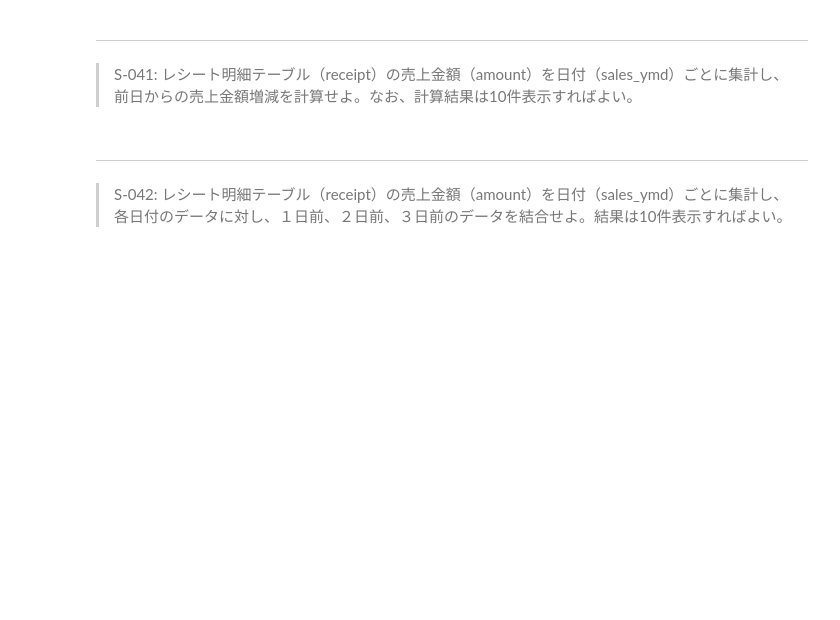
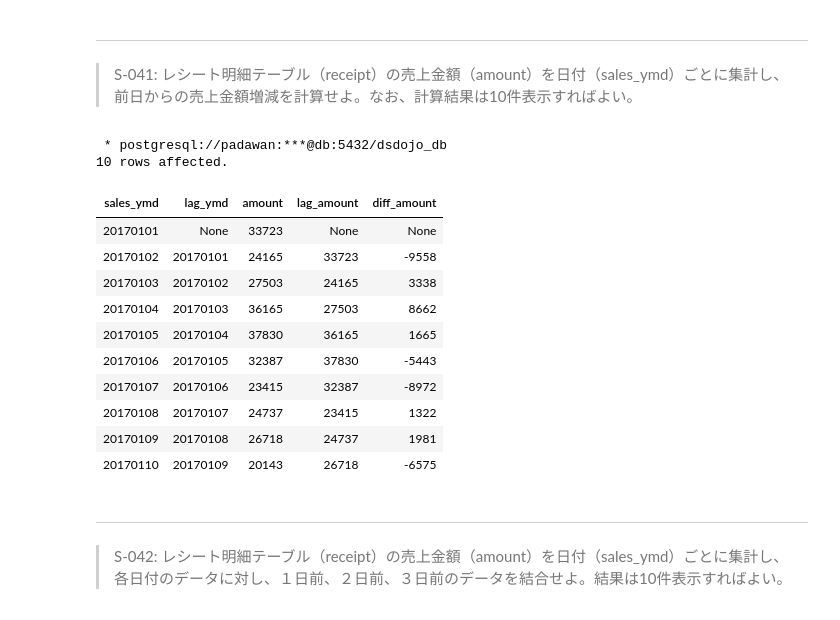
Before and after one commit to Toma0916/100knocks-preprocess, a Jupyter notebook: docker/work/preprocess_knock_SQL.ipynb, the cells around one changed output. Cells and saved outputs as stored; diff of their text form; code cells hidden in the pictures; blank space fills up the shorter version.

```diff
--- a/docker/work/preprocess_knock_SQL.ipynb
+++ b/docker/work/preprocess_knock_SQL.ipynb
@@ -865,3 +873,27 @@ ON d.customer_id = a.customer_id]
+# %%
+%%sql
+WITH sales_amount_by_date AS (
+    SELECT sales_ymd, SUM(amount) as amount FROM receipt GROUP BY sales_ymd ORDER BY sales_ymd
+)
+SELECT sales_ymd,
+       LAG(sales_ymd, 1) OVER(ORDER BY sales_ymd) lag_ymd,
+       amount, LAG(amount, 1) OVER(ORDER BY sales_ymd) as lag_amount, amount - LAG(amount, 1) OVER(ORDER BY sales_ymd) as diff_amount
+FROM sales_amount_by_date
+LIMIT 10
+# %% [output]
+ * postgresql://padawan:***@db:5432/dsdojo_db
+10 rows affected.
+| sales_ymd | lag_ymd | amount | lag_amount | diff_amount |
+| 20170101 | None | 33723 | None | None |
+| 20170102 | 20170101 | 24165 | 33723 | -9558 |
+| 20170103 | 20170102 | 27503 | 24165 | 3338 |
+| 20170104 | 20170103 | 36165 | 27503 | 8662 |
+| 20170105 | 20170104 | 37830 | 36165 | 1665 |
+| 20170106 | 20170105 | 32387 | 37830 | -5443 |
+| 20170107 | 20170106 | 23415 | 32387 | -8972 |
+| 20170108 | 20170107 | 24737 | 23415 | 1322 |
+| 20170109 | 20170108 | 26718 | 24737 | 1981 |
+| 20170110 | 20170109 | 20143 | 26718 | -6575 |
 # %% [markdown]
 ---
 > S-042: レシート明細テーブル（receipt）の売上金額（amount）を日付（sales_ymd）ごとに集計し、各日付のデータに対し、１日前、２日前、３日前のデータを結合せよ。結果は10件表示すればよい。
```
Also changed, not shown: parts of 4 cells of this notebook.
